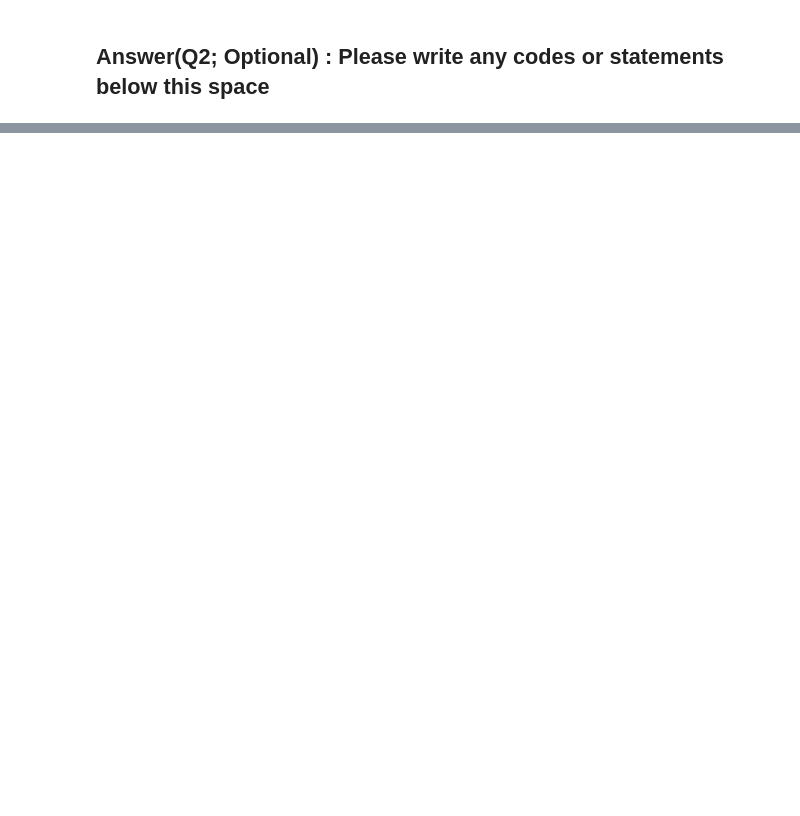
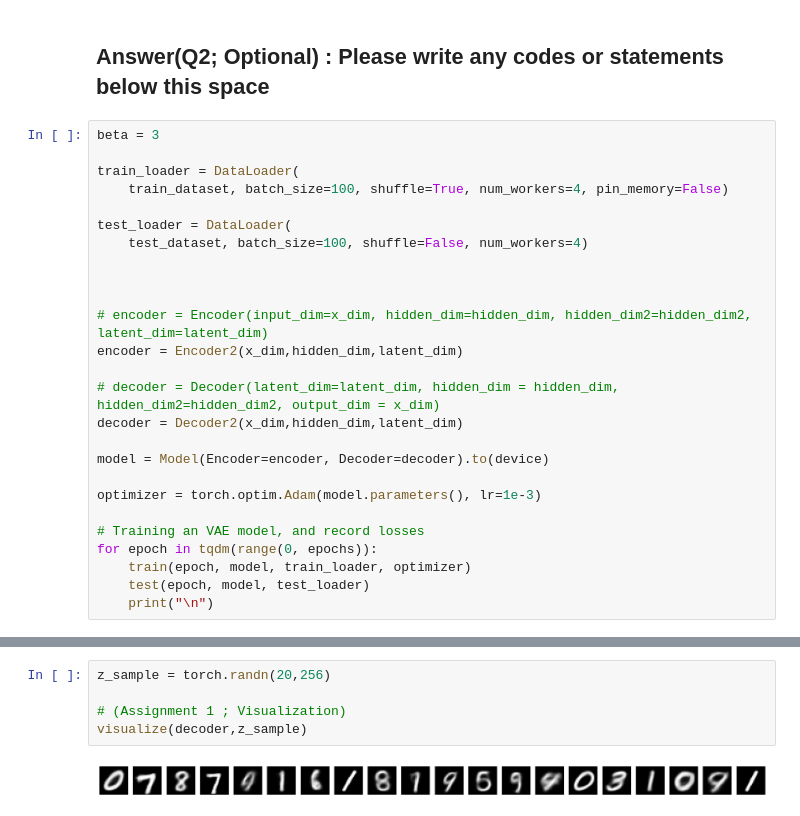
Before and after one commit to tobigs-datamarket/tobigs-21st, a Jupyter notebook: Week9/Generative Basic/김용진/HW_GenBasic(20240313).ipynb, the cells around one changed output, grey strips where cells are left out. Saved outputs shown, nothing was run; the diff lists cells and outputs as text; blank space fills up the shorter version.

```diff
--- a/Week9/Generative Basic/김용진/HW_GenBasic(20240313).ipynb
+++ b/Week9/Generative Basic/김용진/HW_GenBasic(20240313).ipynb
@@ -309,2 +316,28 @@ visualize(decoder,z)
 # %% [markdown]
 ## Answer(Q2; Optional) : Please write any codes or statements below this space
+# %%
+beta = 3
+
+train_loader = DataLoader(
+    train_dataset, batch_size=100, shuffle=True, num_workers=4, pin_memory=False)
+
+test_loader = DataLoader(
+    test_dataset, batch_size=100, shuffle=False, num_workers=4)
+
+
+
+# encoder = Encoder(input_dim=x_dim, hidden_dim=hidden_dim, hidden_dim2=hidden_dim2, latent_dim=latent_dim)
+encoder = Encoder2(x_dim,hidden_dim,latent_dim)
+
+# decoder = Decoder(latent_dim=latent_dim, hidden_dim = hidden_dim, hidden_dim2=hidden_dim2, output_dim = x_dim)
+decoder = Decoder2(x_dim,hidden_dim,latent_dim)
+
+model = Model(Encoder=encoder, Decoder=decoder).to(device)
+
+optimizer = torch.optim.Adam(model.parameters(), lr=1e-3)
+
+# Training an VAE model, and record losses
+for epoch in tqdm(range(0, epochs)):
+    train(epoch, model, train_loader, optimizer)
+    test(epoch, model, test_loader)
+    print("\n")
@@ -310,0 +362,7 @@ visualize(decoder,z)
+# %%
+z_sample = torch.randn(20,256)
+
+# (Assignment 1 ; Visualization)
+visualize(decoder,z_sample)
+# %% [output]
+[figure, added]
```
Also changed, not shown: parts of 12 cells of this notebook.
